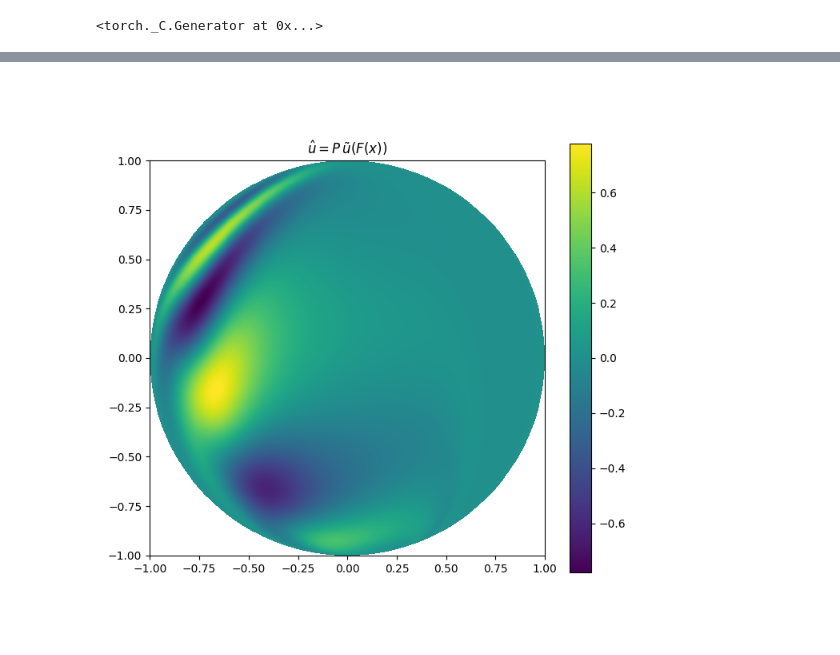
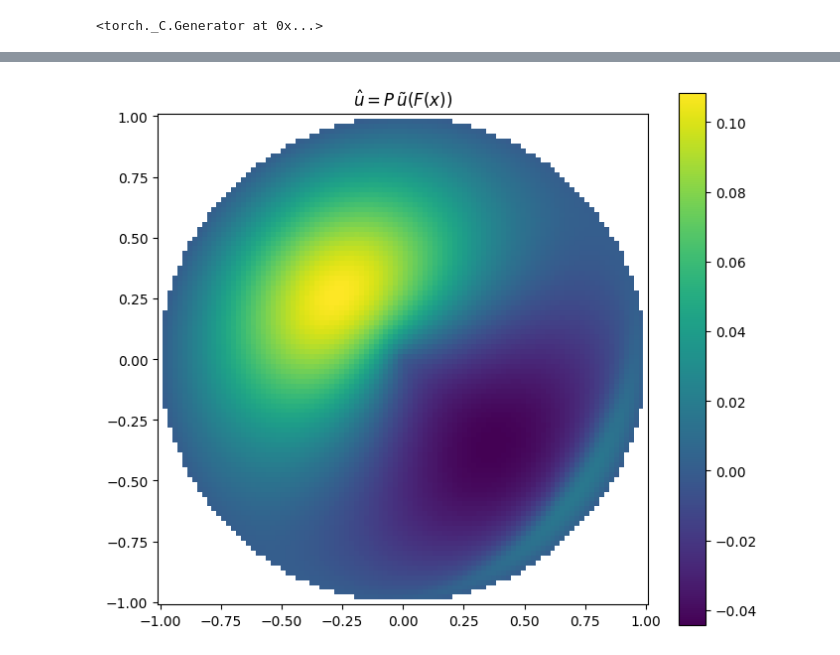
Before and after one commit to pascaltribel/polyharmonic_critic_equation, a Jupyter notebook: biharmonic_circle.ipynb, the cells around one changed output, grey strips where cells are left out. Cells and saved outputs as stored; diff of their text form; code cells hidden in the pictures.

```diff
--- a/biharmonic_circle.ipynb
+++ b/biharmonic_circle.ipynb
@@ -96,50 +97,64 @@ def grad(y, x):
 def loss_fn(F, P, x):
     fx = F(x)
     v = u_tilde(fx[:, 0], fx[:, 1])
-    u_hat = (nn.Sigmoid()(P)+0.1) * v
+    px = P(x).squeeze()
+    u_hat = px * v
     lap = grad(u_hat, x).sum(axis=-1)
-    loss = (-lap - LAMBDA * u_hat - P * u_hat.abs() ** (p - 2) * u_hat)**2
-    return loss.mean()
+    loss = (-lap - LAMBDA * u_hat - u_hat.abs() ** (p - 2) * u_hat)**2
+    return loss.mean(), px.max()
 
 def sample_disc(n):
     r = torch.sqrt(torch.rand(n, requires_grad=True))
     th = 2*torch.pi*torch.rand(n, requires_grad=True)
     return torch.stack([r*torch.cos(th), r*torch.sin(th)], 1)
+# %%
+class AmplitudeNN(nn.Module):
+    def __init__(self, n_hidden=64, min_thresh=1e-1):
+        super().__init__()
+        self.min_thresh = min_thresh
+        self.layers = nn.Sequential(nn.Linear(2, n_hidden), nn.Tanh(),
+                                   nn.Linear(n_hidden, n_hidden), nn.Tanh(),
+                                   nn.Linear(n_hidden, 1), nn.Sigmoid())
+    def forward(self, x):
+        return self.layers(x) + self.min_thresh
 # %%
-n_epochs = 5000
+n_epochs = 200
 n_points = 2048
 
 F = InvertibleNN()
-P = nn.Parameter(torch.ones(1,))
+P = AmplitudeNN()
 
-opt = optim.Adam(list(F.parameters())+[P], lr=1e-3)
+opt = optim.Adam(list(F.parameters())+list(P.parameters()), lr=1e-3)
 
 for _ in (pbar := tqdm(range(n_epochs))):
     x = sample_disc(n_points)
-    loss = loss_fn(F, P, x)
+    loss, px_max = loss_fn(F, P, x)
     opt.zero_grad()
     loss.backward()
     opt.step()
-    pbar.set_description(f"Loss: {loss.item():.3e}, P: {P.item():.4e}")
+    pbar.set_description(f"Loss: {loss.item():.3e}, P: {px_max.item():.4e}")
+# %%
+def u_hat(P, f, x):
+    fx = F(x)
+    return P(x).squeeze() * u_tilde(fx[:, 0], fx[:, 1])
 # %%
-n = 1000
+n = 100
 xs = torch.linspace(-1, 1, n)
 X1, X2 = torch.meshgrid(xs, xs, indexing="ij")
 x = torch.stack([X1, X2], dim=-1).reshape(-1, 2)
 with torch.no_grad():
-    fx = F(x)
-    u = (torch.sigmoid(P) + 0.1) * u_tilde(fx[:, 0], fx[:, 1])
+    u = u_hat(P, F, x)
 
 mask = (X1**2 + X2**2 > 1).cpu().numpy()
 u_hat = np.ma.array(u.reshape(n, n).cpu().numpy(), mask=mask)
 
 fig, ax = plt.subplots(1, 1, figsize=(7, 7))
 m = np.abs(u_hat).max()
-im0 = ax.pcolormesh(X1.cpu(), X2.cpu(), u_hat, vmin=-m, vmax=m)
+im0 = ax.pcolormesh(X1.cpu(), X2.cpu(), u_hat, vmax=m)
 ax.set_title(r"$\hat u = P\,\tilde u(F(x))$")
 ax.set_aspect("equal")
 plt.colorbar(im0, ax=ax, shrink=0.8)
 plt.tight_layout()
 plt.show()
 # %% [output]
-[figure, old version]
+[figure, new version]
```
Also changed, not shown: parts of 5 cells of this notebook, 1 other file.
